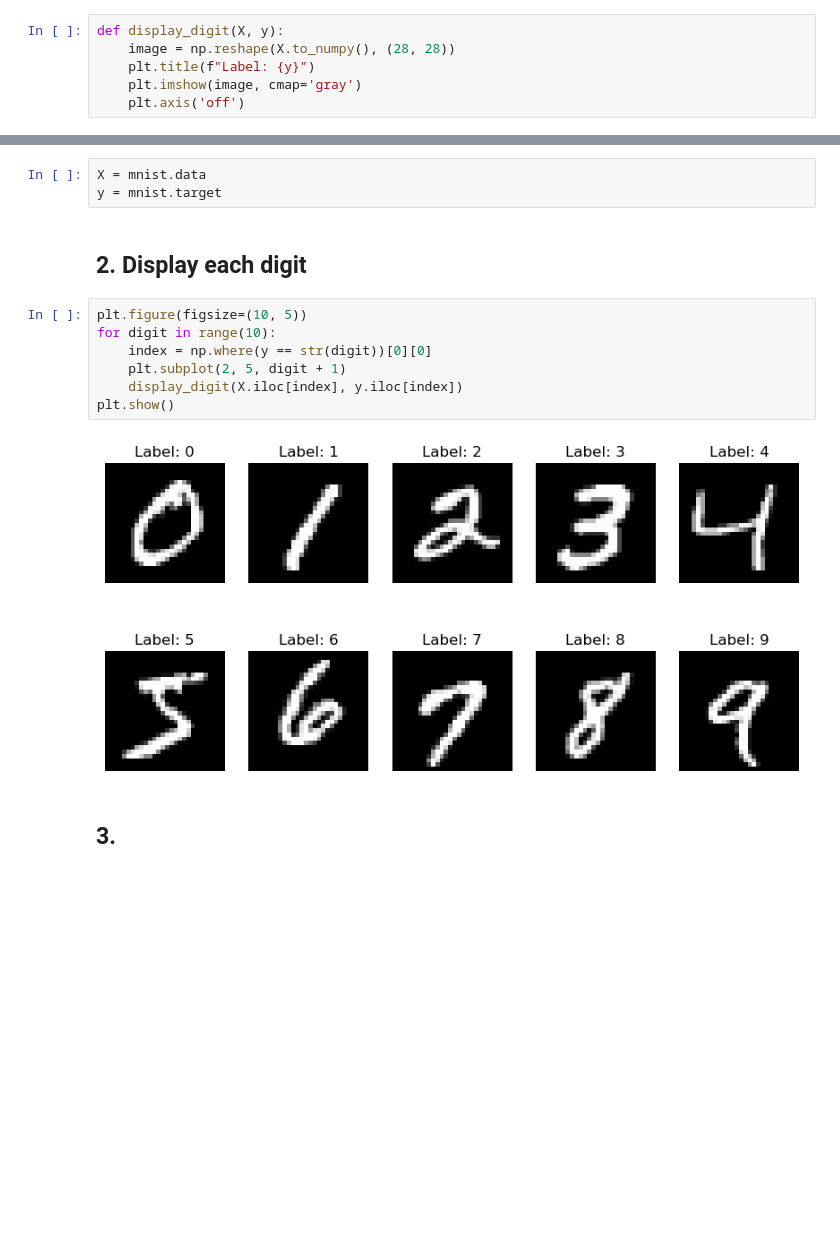
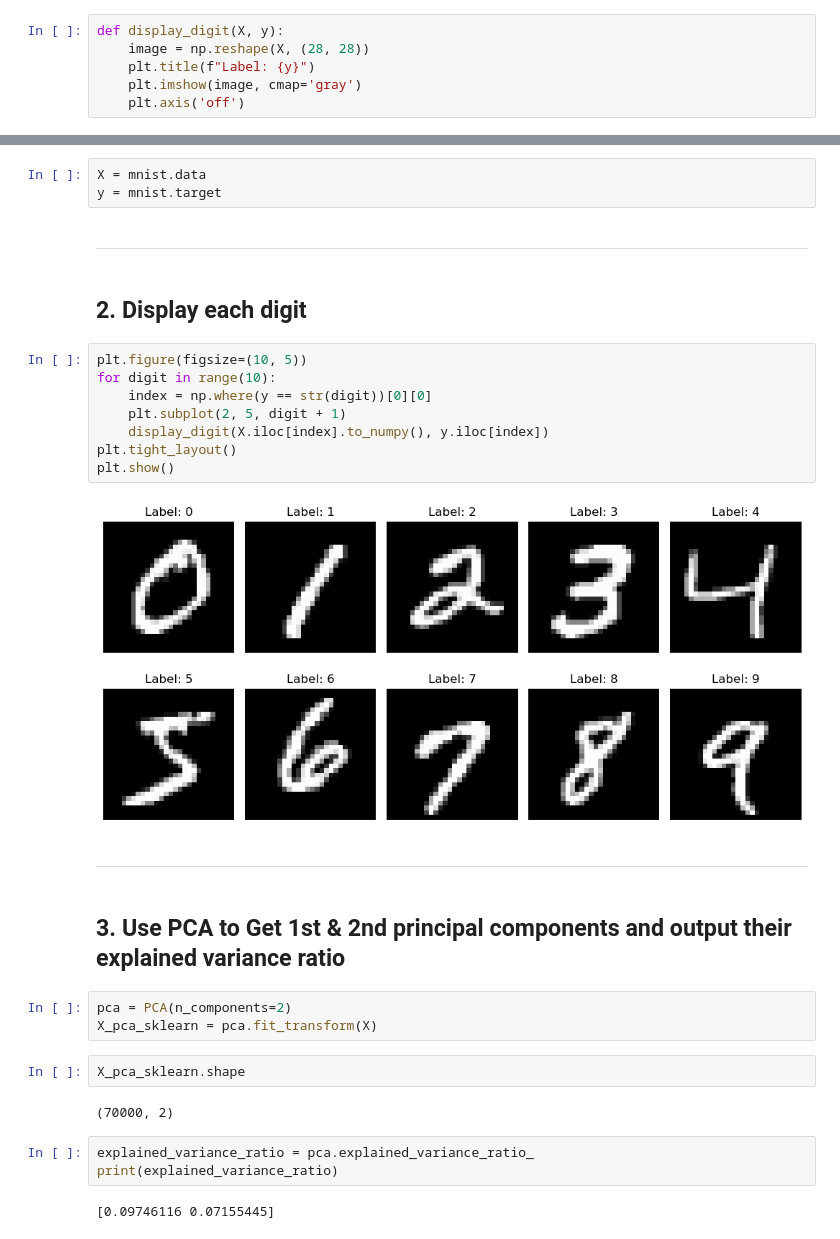
Before and after one commit to Ale248/FALL2024_COMP257, a Jupyter notebook: Assignment1/Question1.ipynb, the cells around one changed output, grey strips where cells are left out. Cells and saved outputs as stored; diff of their text form; blank space fills up the shorter version.

```diff
--- a/Assignment1/Question1.ipynb
+++ b/Assignment1/Question1.ipynb
@@ -8,6 +11,6 @@ from sklearn.datasets import fetch_openml
 # %%
 def display_digit(X, y):
-    image = np.reshape(X.to_numpy(), (28, 28))
+    image = np.reshape(X, (28, 28))
     plt.title(f"Label: {y}")
     plt.imshow(image, cmap='gray')
     plt.axis('off')
@@ -18,16 +23,33 @@ mnist = fetch_openml(data_id=554)
 # %%
 X = mnist.data
 y = mnist.target
+# %% [markdown]
+---
 # %% [markdown]
 ## 2. Display each digit
 # %%
 plt.figure(figsize=(10, 5))
 for digit in range(10):
     index = np.where(y == str(digit))[0][0]
     plt.subplot(2, 5, digit + 1)
-    display_digit(X.iloc[index], y.iloc[index])
+    display_digit(X.iloc[index].to_numpy(), y.iloc[index])
+plt.tight_layout()
 plt.show()
 # %% [output]
-[figure, old version]
+[figure, new version]
+# %% [markdown]
+---
 # %% [markdown]
-## 3.
+## 3. Use PCA to Get 1st & 2nd principal components and output their explained variance ratio
+# %%
+pca = PCA(n_components=2)
+X_pca_sklearn = pca.fit_transform(X)
+# %%
+X_pca_sklearn.shape
+# %% [output]
+(70000, 2)
+# %%
+explained_variance_ratio = pca.explained_variance_ratio_
+print(explained_variance_ratio)
+# %% [output]
+[0.09746116 0.07155445]
```
Also changed, not shown: parts of 21 cells of this notebook, 1 other file.
